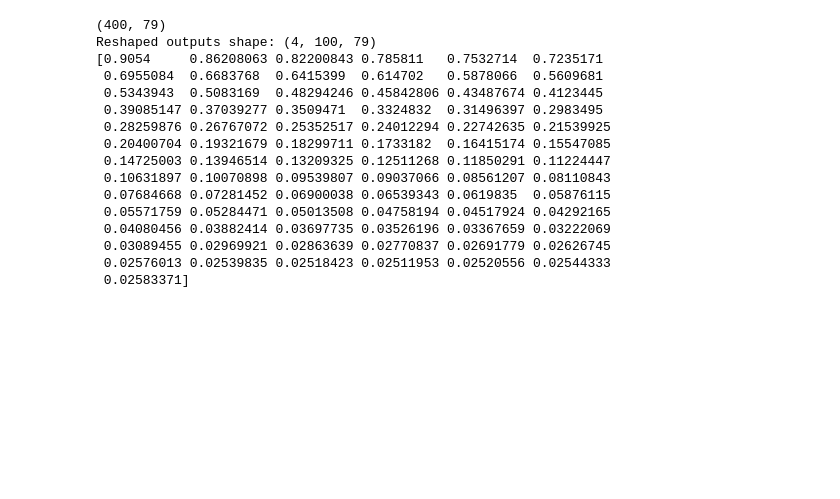
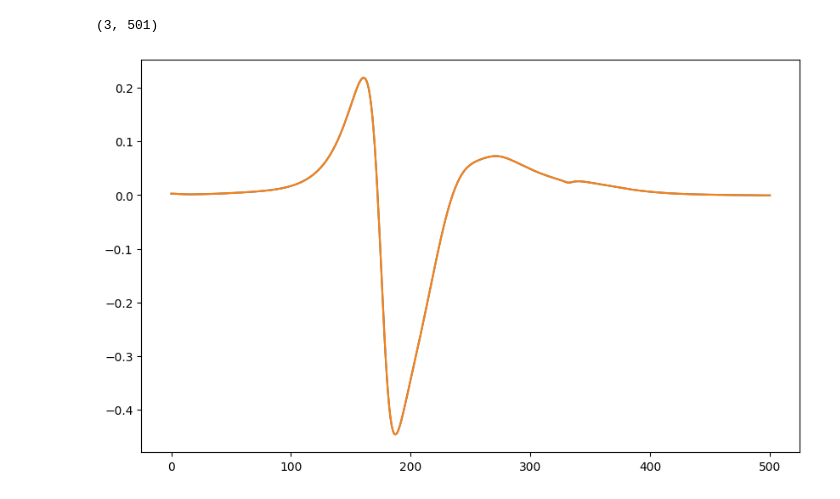
Before and after one commit to amrith1/extracellular-jaxley, a Jupyter notebook: src/simple_experiment_reproduced.ipynb, the cells around one changed output. Cells and saved outputs as stored; diff of their text form; code cells hidden in the pictures; blank space fills up the shorter version.

```diff
--- a/src/simple_experiment_reproduced.ipynb
+++ b/src/simple_experiment_reproduced.ipynb
@@ -326,27 +351,14 @@ Added 1500 recordings. See `.recordings` for details.
-# %%
-print(outputs.shape)
-# Reshape outputs to (4, 100, ...) for the 4 recorded variables over 100 timesteps
-reshaped_outputs = outputs.reshape(4, 100, -1)
-print("Reshaped outputs shape:", reshaped_outputs.shape)
-
-print(reshaped_outputs[2, 0, :])
-# %% [output]
-(400, 79)
-Reshaped outputs shape: (4, 100, 79)
-[0.9054     0.86208063 0.82200843 0.785811   0.7532714  0.7235171
- 0.6955084  0.6683768  0.6415399  0.614702   0.5878066  0.5609681
- 0.5343943  0.5083169  0.48294246 0.45842806 0.43487674 0.4123445
- 0.39085147 0.37039277 0.3509471  0.3324832  0.31496397 0.2983495
- 0.28259876 0.26767072 0.25352517 0.24012294 0.22742635 0.21539925
- 0.20400704 0.19321679 0.18299711 0.1733182  0.16415174 0.15547085
- 0.14725003 0.13946514 0.13209325 0.12511268 0.11850291 0.11224447
- 0.10631897 0.10070898 0.09539807 0.09037066 0.08561207 0.08110843
- 0.07684668 0.07281452 0.06900038 0.06539343 0.0619835  0.05876115
- 0.05571759 0.05284471 0.05013508 0.04758194 0.04517924 0.04292165
- 0.04080456 0.03882414 0.03697735 0.03526196 0.03367659 0.03222069
- 0.03089455 0.02969921 0.02863639 0.02770837 0.02691779 0.02626745
- 0.02576013 0.02539835 0.02518423 0.02511953 0.02520556 0.02544333
- 0.02583371]
+# %%
+membrane_current = outputs
+print(membrane_current.shape)
+import matplotlib.pyplot as plt
+# Plot voltage traces for every 100th compartment
+plt.figure(figsize=(10,6))
+for i in [0, 1]:
+    plt.plot(membrane_current[i, :], label=f'Compartment {i}')
+# %% [output]
+(3, 501)
+[figure, added]
 # %%
 class JaxleyTrainer:
     def __init__(self, cell, data, epochs, dt = 0.05, tmax = 5 ):
```
Also changed, not shown: parts of 1 cell of this notebook.
